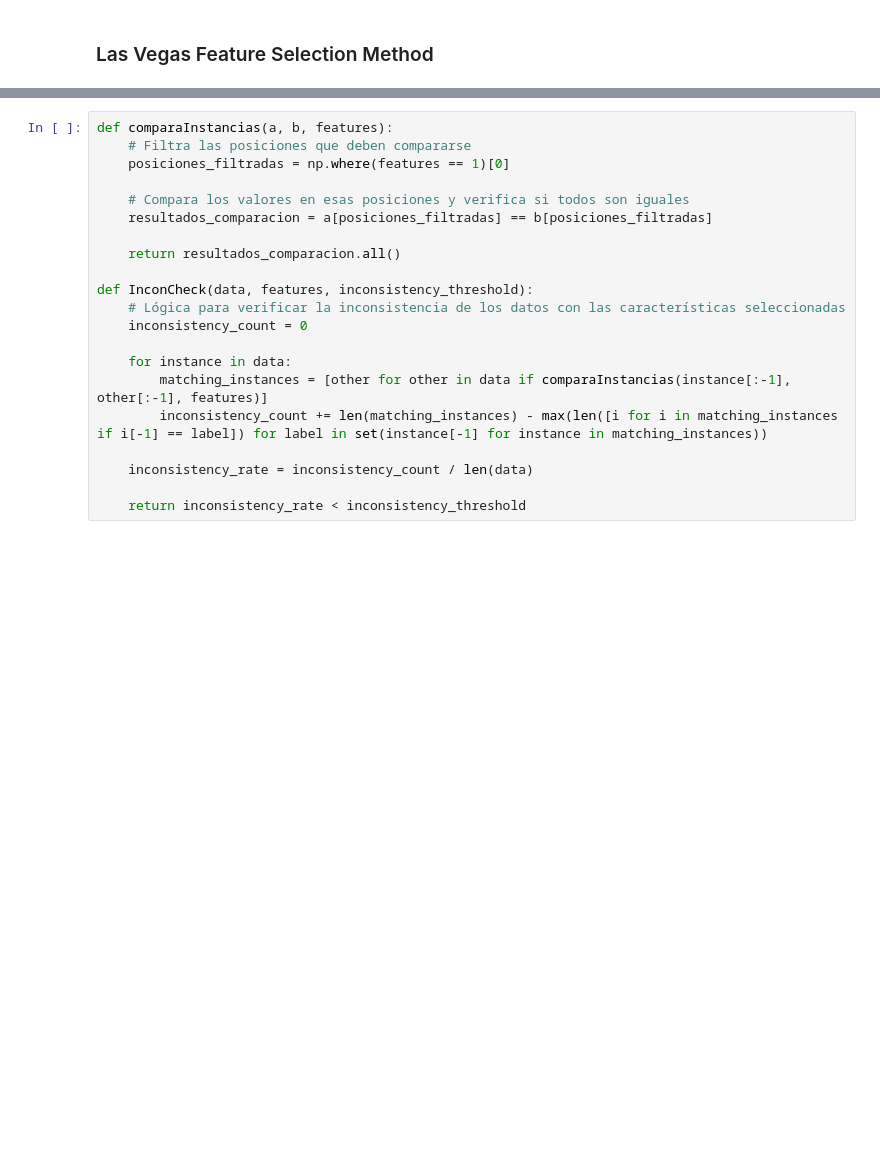
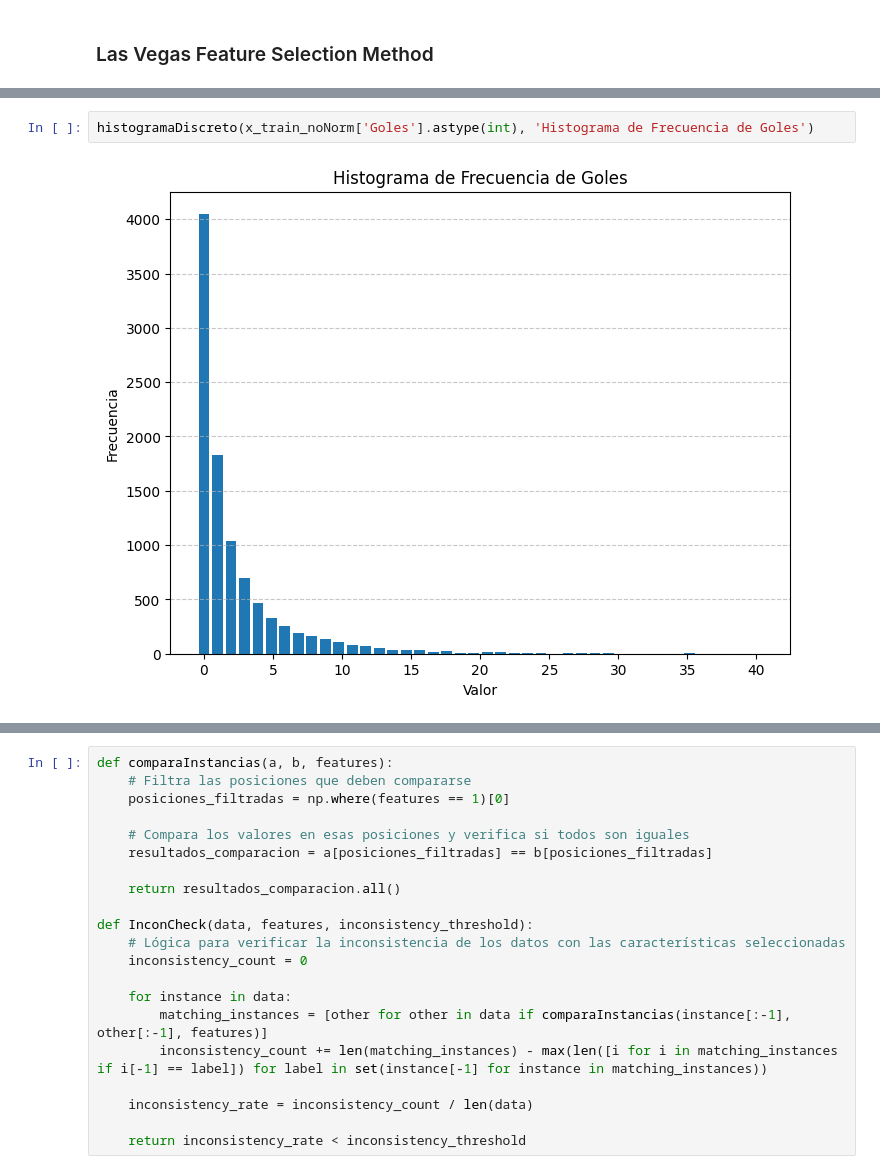
Before and after one commit to JMMelcrack/Predictive-models-applied-to-the-analysis-of-professional-footballers-wages, a Jupyter notebook: FeatureSelection.ipynb, the cells around one changed output, grey strips where cells are left out. Saved outputs shown, nothing was run; the diff lists cells and outputs as text; blank space fills up the shorter version.

```diff
--- a/FeatureSelection.ipynb
+++ b/FeatureSelection.ipynb
@@ -1023,0 +1087,4 @@ Para poder comprobar si dos instancias son inconsistentes necesitamos discretiza
+# %%
+histogramaDiscreto(x_train_noNorm['Goles'].astype(int), 'Histograma de Frecuencia de Goles')
+# %% [output]
+[figure, added]
```
Also changed, not shown: parts of 13 cells of this notebook.
